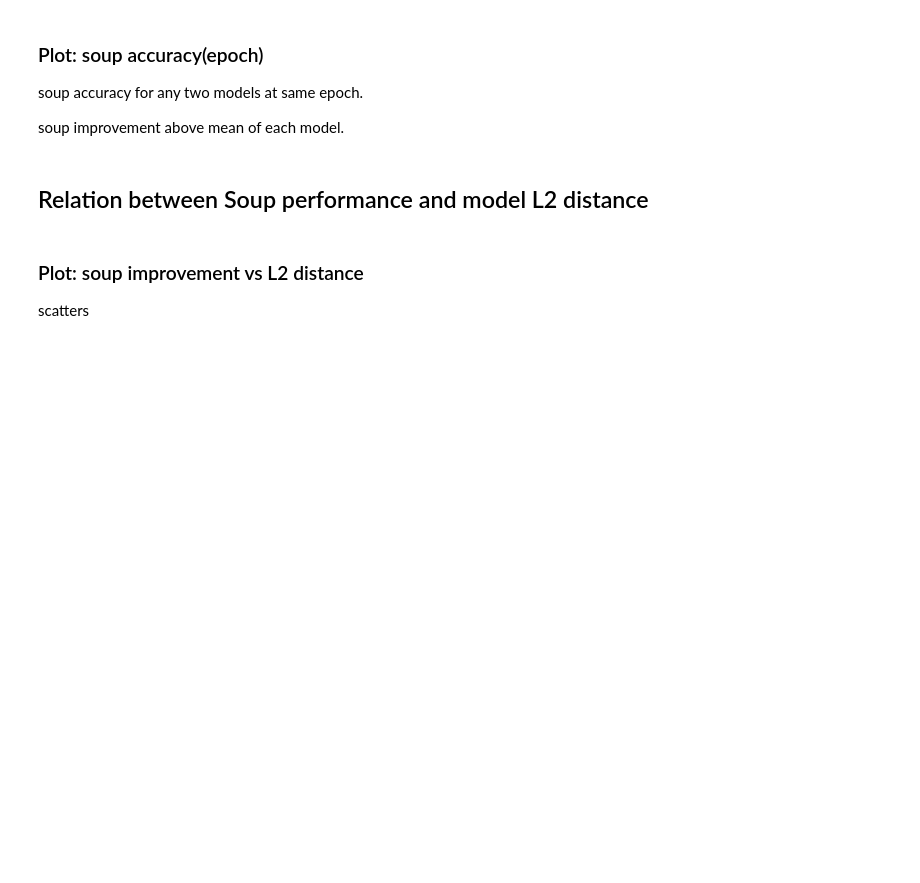
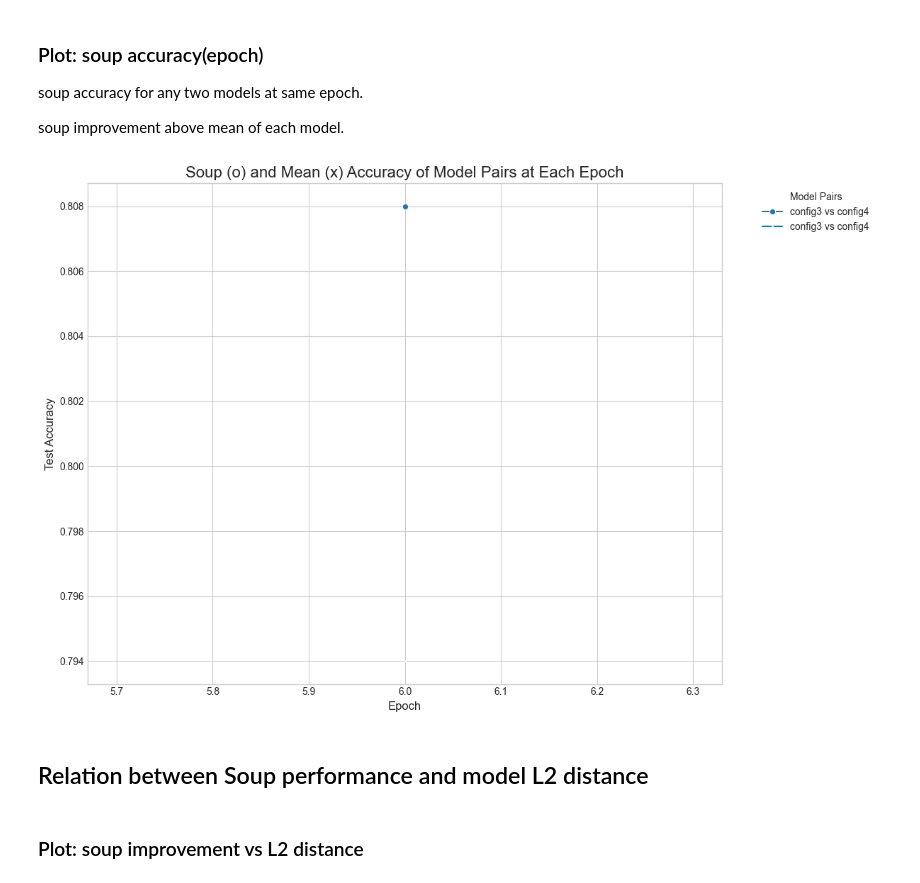
Before and after one commit to nbzy1995/clip_TinyImageNet, a Jupyter notebook: experiments/clip_tinyImageNet-analysis.ipynb, the cells around one changed output. Saved outputs shown, nothing was run; the diff lists cells and outputs as text; code cells hidden in the pictures; blank space fills up the shorter version.

```diff
--- a/experiments/clip_tinyImageNet-analysis.ipynb
+++ b/experiments/clip_tinyImageNet-analysis.ipynb
@@ -260,6 +349,6 @@ Compute soup accuracy for each pair
 # %%
+
 soup_accuracies = []
-# Create a dictionary for quick state_dict lookup
 model_map = {(m['name'], m['epoch']): m['state_dict'] for m in Model_sds}
 
 for _, row in tqdm(df_results.iterrows(), total=len(df_results), desc="Evaluating Soups"):
@@ -270,11 +359,7 @@ for _, row in tqdm(df_results.iterrows(), total=len(df_results), desc="Evaluatin
     soup_sd = create_soup([sd1, sd2])
 
     # Evaluate the soup on test split
-    soup_model = get_model_from_sd(soup_sd, base_model)
-    acc = eval_model_on_dataset(soup_model, test_loader)
+    soup_model = get_model_from_sd(soup_sd, Base_model)
+    acc = eval_model_on_dataset(soup_model, Test_loader)
     soup_accuracies.append(acc)
-
-df_results['soup_accuracy'] = soup_accuracies
-print("✅ Soup accuracies calculated and added to DataFrame.")
-df_results.head()
 # %% [output]
@@ -298,0 +370,8 @@ KeyboardInterrupt:
+# %%
+df_results['soup_accuracy'] = soup_accuracies
+
+# Calculate mean accuracy and soup improvement
+df_results['soup_improvement'] = df_results['soup_accuracy'] - df_results['mean_accuracy']
+
+print("✅ Soup accuracies calculated and added to DataFrame.")
+df_results.head()
@@ -306,5 +389,40 @@ soup improvement above mean of each model.
+# %%
+# Filter for pairs of different models at the same epoch
+same_epoch_df = df_results[df_results['model1_epoch'] == df_results['model2_epoch']].copy()
+same_epoch_df['model_pair'] = same_epoch_df.apply(lambda r: f"{r['model1_name']} vs {r['model2_name']}", axis=1)
+
+# Create the plot
+plt.style.use('seaborn-v0_8-whitegrid')
+fig, ax = plt.subplots(figsize=(12, 8))
+
+sns.lineplot(
+    data=same_epoch_df,
+    x='model1_epoch',
+    y='soup_accuracy',
+    hue='model_pair',
+    marker='o',
+    ax=ax
+)
+sns.lineplot(
+    data=same_epoch_df,
+    x='model1_epoch',
+    y='mean_accuracy',
+    hue='model_pair',
+    marker='x',
+    ax=ax
+)
+
+ax.set_title('Soup (o) and Mean (x) Accuracy of Model Pairs at Each Epoch', fontsize=16)
+ax.set_xlabel('Epoch', fontsize=12)
+ax.set_ylabel('Test Accuracy', fontsize=12)
+ax.legend(title='Model Pairs', bbox_to_anchor=(1.05, 1), loc='upper left')
+ax.grid(True)
+
+plt.tight_layout()
+plt.show()
+# %% [output]
+[figure, added]
 # %% [markdown]
 ## Relation between Soup performance and model L2 distance
 # %% [markdown]
 ### Plot: soup improvement vs L2 distance
-scatters
```
Also changed, not shown: parts of 14 cells of this notebook.
